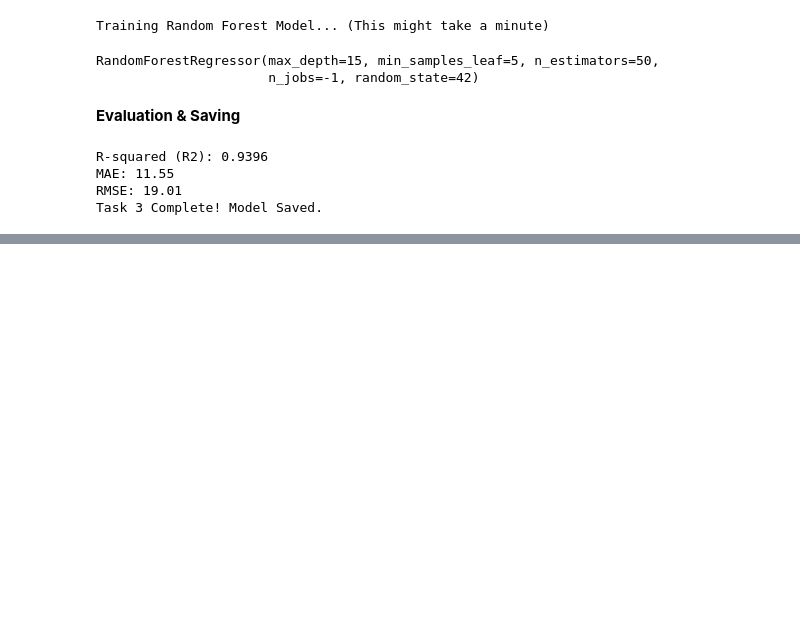
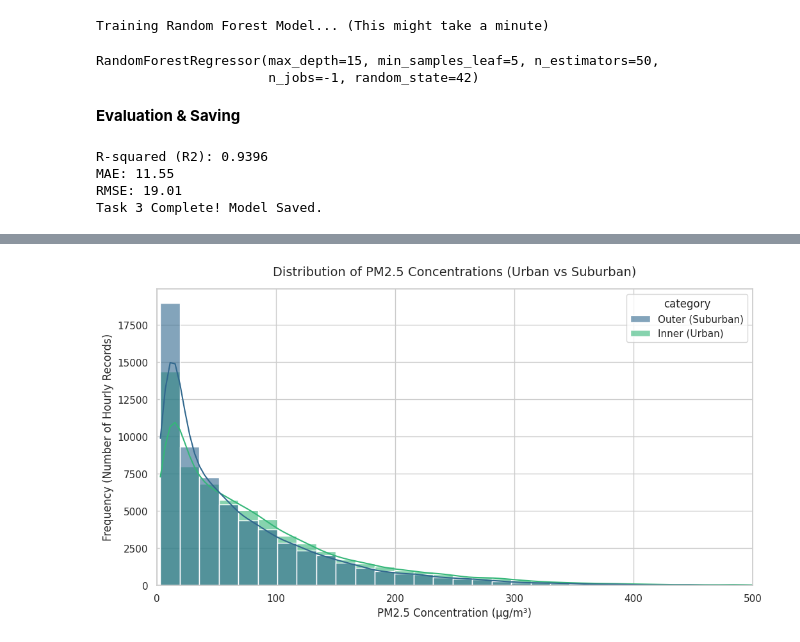
Before and after one commit to zaky100/Zack-Air-Quality-Task, a Jupyter notebook: Air_Quality.ipynb, the cells around one changed output, grey strips where cells are left out. Saved outputs shown, nothing was run; the diff lists cells and outputs as text; code cells hidden in the pictures; blank space fills up the shorter version.

Commit message:
Distribution of PM2.5 Concentration shown through Histogram

```diff
--- a/Air_Quality.ipynb
+++ b/Air_Quality.ipynb
@@ -366,0 +371,10 @@ Task 3 Complete! Model Saved.
+# %%
+plt.figure(figsize=(12, 6))
+sns.histplot(data=df, x='PM2.5', hue='category', bins=50, kde=True, palette='viridis', alpha=0.6)
+plt.title('Distribution of PM2.5 Concentrations (Urban vs Suburban)', fontsize=14, pad=15)
+plt.xlabel('PM2.5 Concentration (µg/m³)', fontsize=12)
+plt.ylabel('Frequency (Number of Hourly Records)', fontsize=12)
+plt.xlim(0, 500) # Capping the X-axis to ignore extreme, unreadable outliers
+plt.show()
+# %% [output]
+[figure, added]
```
Also changed, not shown: parts of 2 cells of this notebook.
